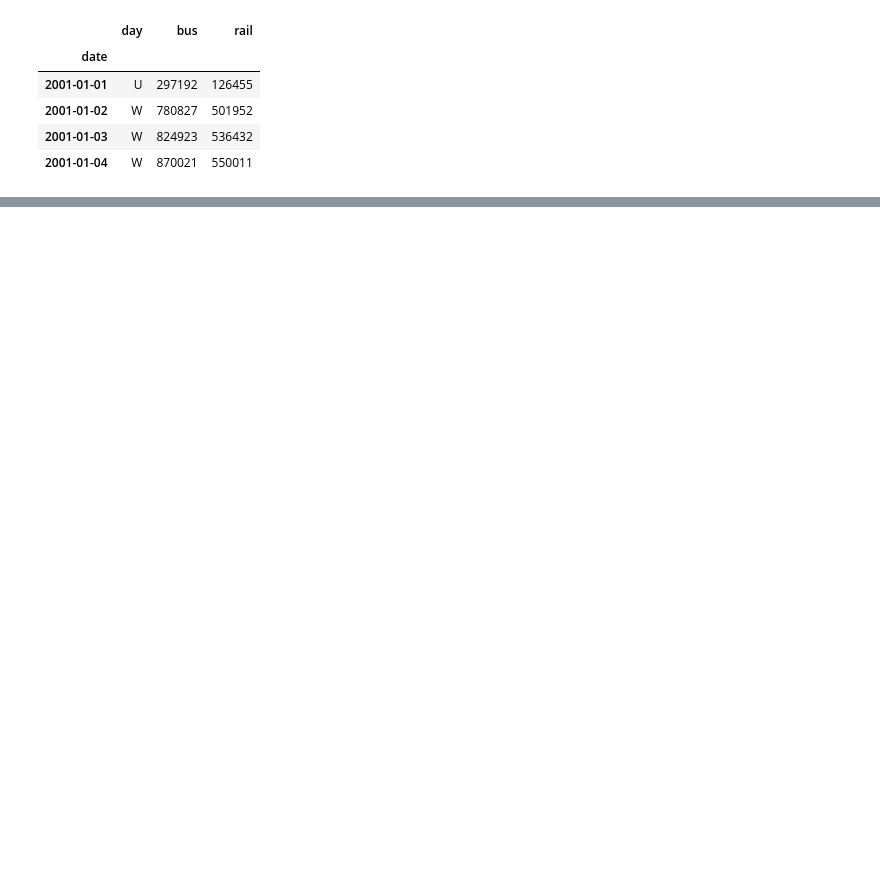
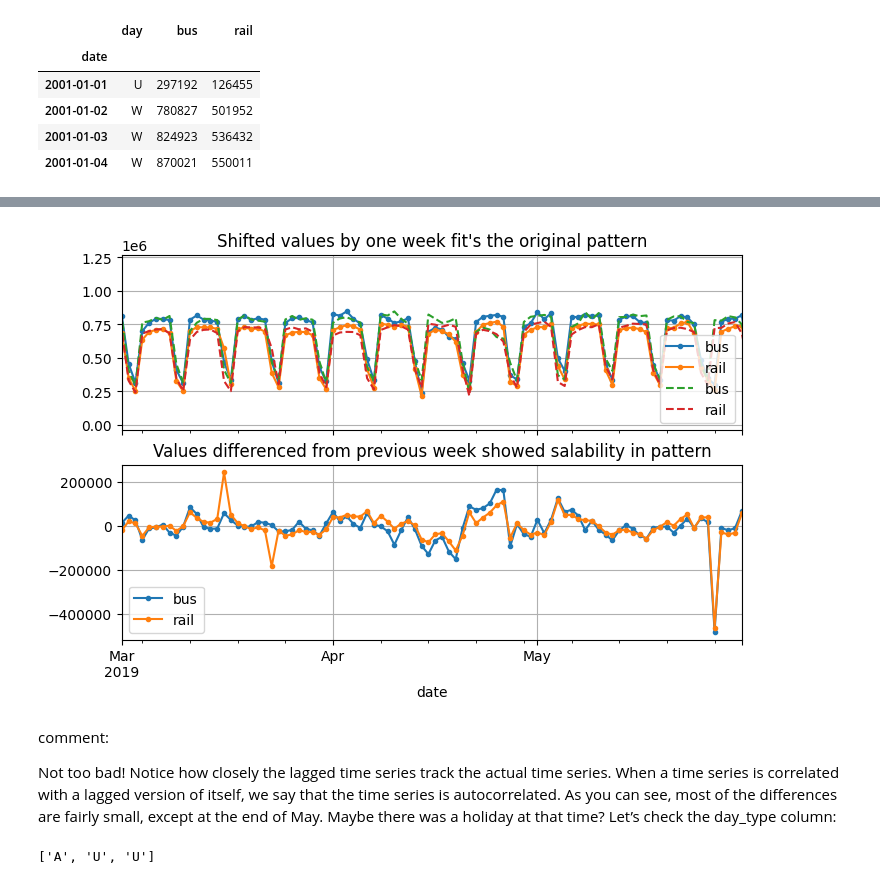
Before and after one commit to sayedgamal99/Data-Science, a Jupyter notebook: Educational/Hands-On-Machine-Learning/CH15 Processing Sequences Using RNNs and CNNs/notebook.ipynb, the cells around one changed output, grey strips where cells are left out. Drawn from its saved outputs; the diff is of its cells as text; code cells hidden in the pictures; blank space fills up the shorter version.

Commit message:
diff and shift

```diff
--- a/Educational/Hands-On-Machine-Learning/CH15 Processing Sequences Using RNNs and CNNs/notebook.ipynb
+++ b/Educational/Hands-On-Machine-Learning/CH15 Processing Sequences Using RNNs and CNNs/notebook.ipynb
@@ -38,0 +48,25 @@ df.head(4)
+# %%
+diff_7 = df[['bus','rail']].diff(7)['2019-03':'2019-05']
+# %%
+fig, axs = plt.subplots(2, 1, sharex=True, figsize=(8, 5))
+df.plot(ax=axs[0], legend=True, marker=".")  # original time series
+df.shift(7).plot(ax=axs[0], grid=True, legend=True, linestyle="--")  # lagged
+diff_7.plot(ax=axs[1], grid=True, marker=".")  # 7-day difference time series
+
+axs[0].set_title("Shifted values by one week fit's the original pattern")
+axs[1].set_title("Values differenced from previous week showed salability in pattern")
+plt.show()
+# %% [output]
+[figure, added]
+# %% [markdown]
+comment:
+
+ Not too bad! Notice how closely the lagged time series track the actual time series.
+ When a time series is correlated with a lagged version of itself, we say that the time
+ series is autocorrelated. As you can see, most of the differences are fairly small, except
+ at the end of May. Maybe there was a holiday at that time? Let’s check the day_type
+ column:
+# %%
+list(df.loc["2019-05-25":"2019-05-27"]["day"])
+# %% [output]
+['A', 'U', 'U']
```
Also changed, not shown: parts of 5 cells of this notebook, 2 other files.
